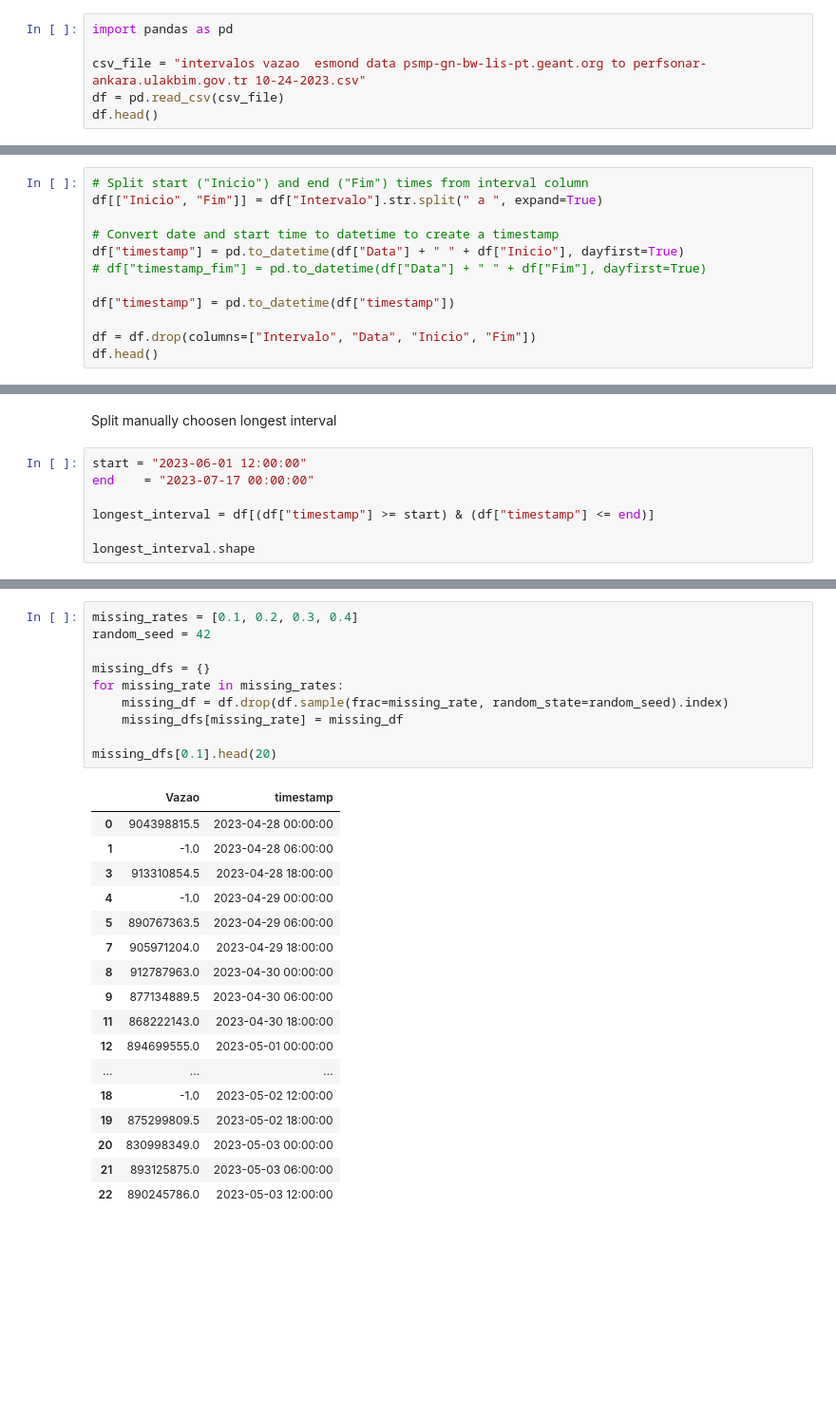
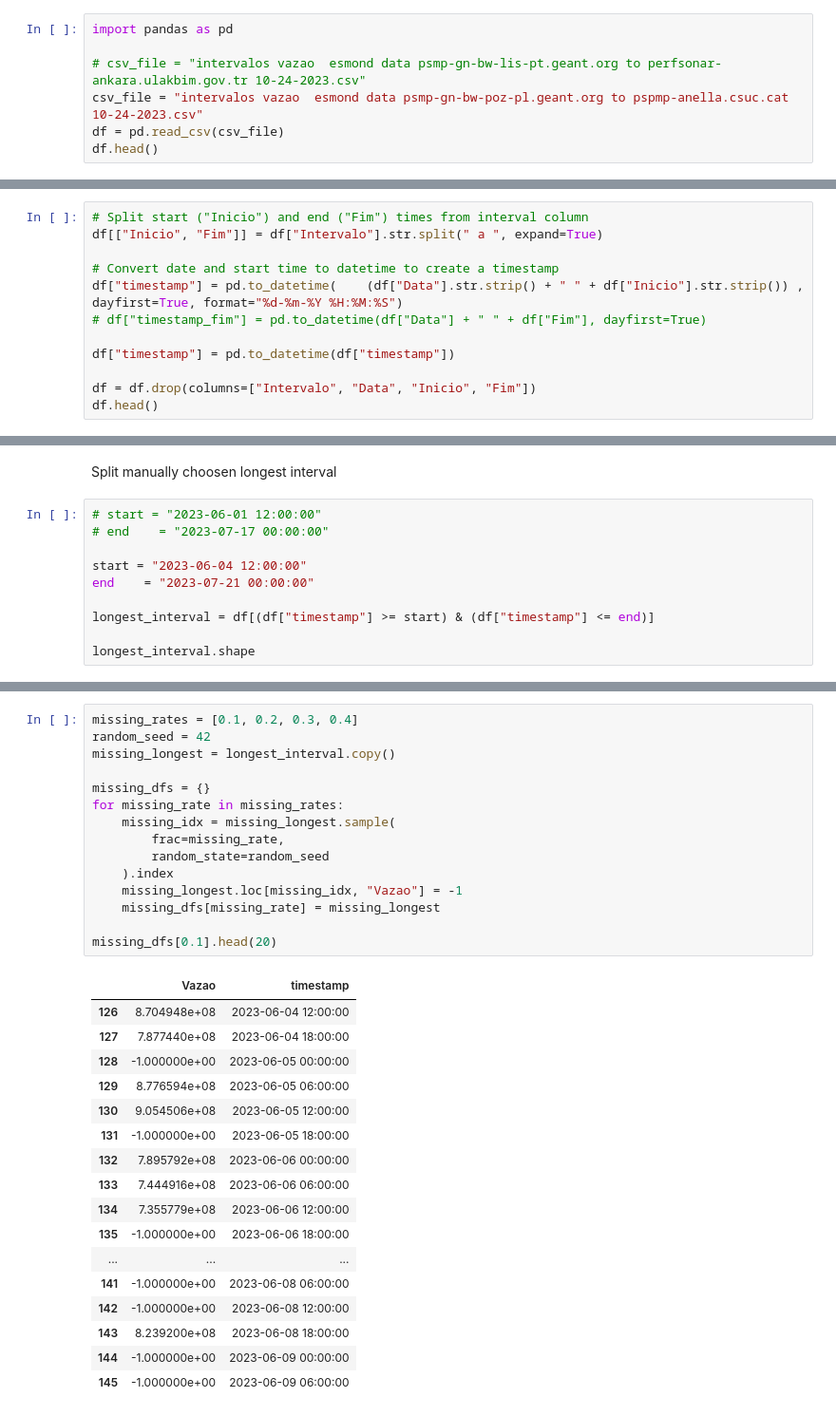
Before and after one commit to clara-mesquita/enhanced-svd, a Jupyter notebook: imputation_experiments.ipynb, the cells around one changed output, grey strips where cells are left out. Shown at 95% size. Cells and saved outputs as stored; diff of their text form; blank space fills up the shorter version.

```diff
--- a/imputation_experiments.ipynb
+++ b/imputation_experiments.ipynb
@@ -1,7 +1,8 @@
 # %%
 import pandas as pd
 
-csv_file = "intervalos vazao  esmond data psmp-gn-bw-lis-pt.geant.org to perfsonar-ankara.ulakbim.gov.tr 10-24-2023.csv"
+# csv_file = "intervalos vazao  esmond data psmp-gn-bw-lis-pt.geant.org to perfsonar-ankara.ulakbim.gov.tr 10-24-2023.csv"
+csv_file = "intervalos vazao  esmond data psmp-gn-bw-poz-pl.geant.org to pspmp-anella.csuc.cat 10-24-2023.csv"
 df = pd.read_csv(csv_file)
 df.head()
 # %% [output]
@@ -18,7 +19,7 @@ Clean date and interval columns to use as timestamp
 df[["Inicio", "Fim"]] = df["Intervalo"].str.split(" a ", expand=True)
 
 # Convert date and start time to datetime to create a timestamp
-df["timestamp"] = pd.to_datetime(df["Data"] + " " + df["Inicio"], dayfirst=True)
+df["timestamp"] = pd.to_datetime(    (df["Data"].str.strip() + " " + df["Inicio"].str.strip()) , dayfirst=True, format="%d-%m-%Y %H:%M:%S")
 # df["timestamp_fim"] = pd.to_datetime(df["Data"] + " " + df["Fim"], dayfirst=True)
 
 df["timestamp"] = pd.to_datetime(df["timestamp"])
@@ -35,8 +36,11 @@ df.head()
 # %% [markdown]
 Split manually choosen longest interval
 # %%
-start = "2023-06-01 12:00:00"
-end    = "2023-07-17 00:00:00"
+# start = "2023-06-01 12:00:00"
+# end    = "2023-07-17 00:00:00"
+
+start = "2023-06-04 12:00:00"
+end    = "2023-07-21 00:00:00"
 
 longest_interval = df[(df["timestamp"] >= start) & (df["timestamp"] <= end)]
 
@@ -85,28 +89,33 @@ See the caveats in the documentation: https://pandas.pydata.org/pandas-docs/stab
 # %%
 missing_rates = [0.1, 0.2, 0.3, 0.4]
 random_seed = 42
+missing_longest = longest_interval.copy()
 
 missing_dfs = {}
 for missing_rate in missing_rates:
-    missing_df = df.drop(df.sample(frac=missing_rate, random_state=random_seed).index)
-    missing_dfs[missing_rate] = missing_df
+    missing_idx = missing_longest.sample(
+        frac=missing_rate,
+        random_state=random_seed
+    ).index
+    missing_longest.loc[missing_idx, "Vazao"] = -1
+    missing_dfs[missing_rate] = missing_longest
 
 missing_dfs[0.1].head(20)
 # %% [output]
 |  | Vazao | timestamp |
-| 0 | 904398815.5 | 2023-04-28 00:00:00 |
-| 1 | -1.0 | 2023-04-28 06:00:00 |
-| 3 | 913310854.5 | 2023-04-28 18:00:00 |
-| 4 | -1.0 | 2023-04-29 00:00:00 |
-| 5 | 890767363.5 | 2023-04-29 06:00:00 |
-| 7 | 905971204.0 | 2023-04-29 18:00:00 |
-| 8 | 912787963.0 | 2023-04-30 00:00:00 |
-| 9 | 877134889.5 | 2023-04-30 06:00:00 |
-| 11 | 868222143.0 | 2023-04-30 18:00:00 |
-| 12 | 894699555.0 | 2023-05-01 00:00:00 |
+| 126 | 8.704948e+08 | 2023-06-04 12:00:00 |
+| 127 | 7.877440e+08 | 2023-06-04 18:00:00 |
+| 128 | -1.000000e+00 | 2023-06-05 00:00:00 |
+| 129 | 8.776594e+08 | 2023-06-05 06:00:00 |
+| 130 | 9.054506e+08 | 2023-06-05 12:00:00 |
+| 131 | -1.000000e+00 | 2023-06-05 18:00:00 |
+| 132 | 7.895792e+08 | 2023-06-06 00:00:00 |
+| 133 | 7.444916e+08 | 2023-06-06 06:00:00 |
+| 134 | 7.355779e+08 | 2023-06-06 12:00:00 |
+| 135 | -1.000000e+00 | 2023-06-06 18:00:00 |
 | ... | ... | ... |
-| 18 | -1.0 | 2023-05-02 12:00:00 |
-| 19 | 875299809.5 | 2023-05-02 18:00:00 |
-| 20 | 830998349.0 | 2023-05-03 00:00:00 |
-| 21 | 893125875.0 | 2023-05-03 06:00:00 |
-| 22 | 890245786.0 | 2023-05-03 12:00:00 |
+| 141 | -1.000000e+00 | 2023-06-08 06:00:00 |
+| 142 | -1.000000e+00 | 2023-06-08 12:00:00 |
+| 143 | 8.239200e+08 | 2023-06-08 18:00:00 |
+| 144 | -1.000000e+00 | 2023-06-09 00:00:00 |
+| 145 | -1.000000e+00 | 2023-06-09 06:00:00 |
```
Also changed, not shown: parts of 13 cells of this notebook.
